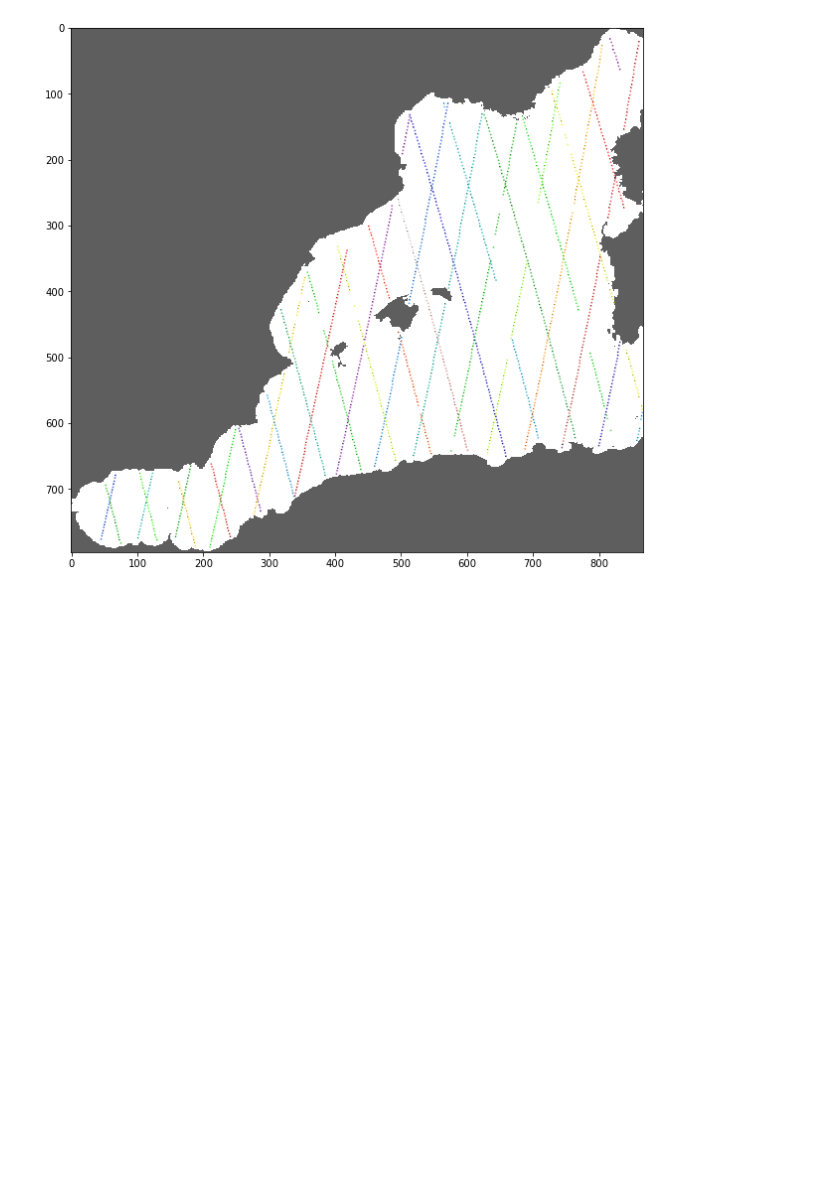
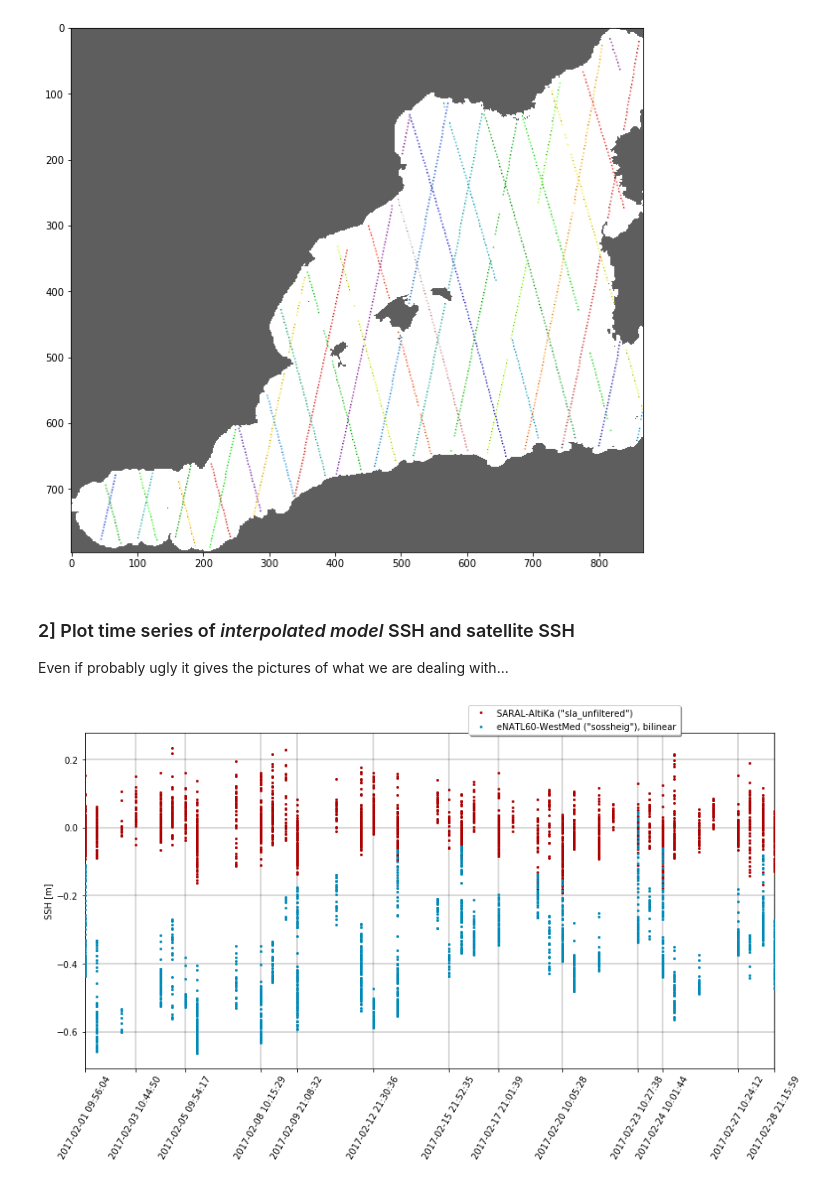
Before and after one commit to brodeau/gonzag, a Jupyter notebook: notebook/alongtrack_sat_vs_nemo.ipynb, the cells around one changed output. Cells and saved outputs as stored; diff of their text form; code cells hidden in the pictures; blank space fills up the shorter version.

```diff
--- a/notebook/alongtrack_sat_vs_nemo.ipynb
+++ b/notebook/alongtrack_sat_vs_nemo.ipynb
@@ -142,3 +141,29 @@ norm_lsm = colors.Normalize(vmin = 0., vmax = 1., clip = False)
 cm = ax.imshow(pmsk, cmap='Greys', norm=norm_lsm, interpolation='none')
 # %% [output]
 [figure]
+# %% [markdown]
+### 2] Plot time series of _interpolated model_ SSH and satellite SSH
+
+Even if probably ugly it gives the pictures of what we are dealing with...
+# %%
+import matplotlib.dates as mdates
+
+clr_sat = '#AD0000'
+clr_mod = '#008ab8'
+
+VT = mdates.epoch2num(Solution.time) ; # time from UNIX Epoch to Matlplotlib friendly...
+
+fig = plt.figure(num = 1, figsize=(12,7), facecolor='w', edgecolor='k')
+ax = plt.axes([0.07, 0.24, 0.9, 0.75])
+ax.set_xticks(VT[::200])
+ax.xaxis.set_major_formatter(mdates.DateFormatter('%Y-%m-%d %H:%M:%S'))
+plt.xticks(rotation='60')
+plt.plot(VT, Solution.ssh_sat, '.', color=clr_sat, markersize=4, label='SARAL-AltiKa'+' ("'+name_ssh_sat+'")', zorder=10)
+plt.plot(VT, Solution.ssh_mod, '.', color=clr_mod, markersize=4,  label='eNATL60-WestMed'+' ("'+name_ssh_mod+'"), bilinear', zorder=15)
+#ax.set_ylim(-r_max_amp_ssh,r_max_amp_ssh) ;
+ax.set_xlim(VT[0],VT[-1])
+plt.ylabel('SSH [m]')
+ax.grid(color='k', linestyle='-', linewidth=0.3)
+lgnd = plt.legend(bbox_to_anchor=(0.55, 0.98), ncol=1, shadow=True, fancybox=True)
+# %% [output]
+[figure, added]
```
Also changed, not shown: parts of 3 cells of this notebook, 2 other files.
